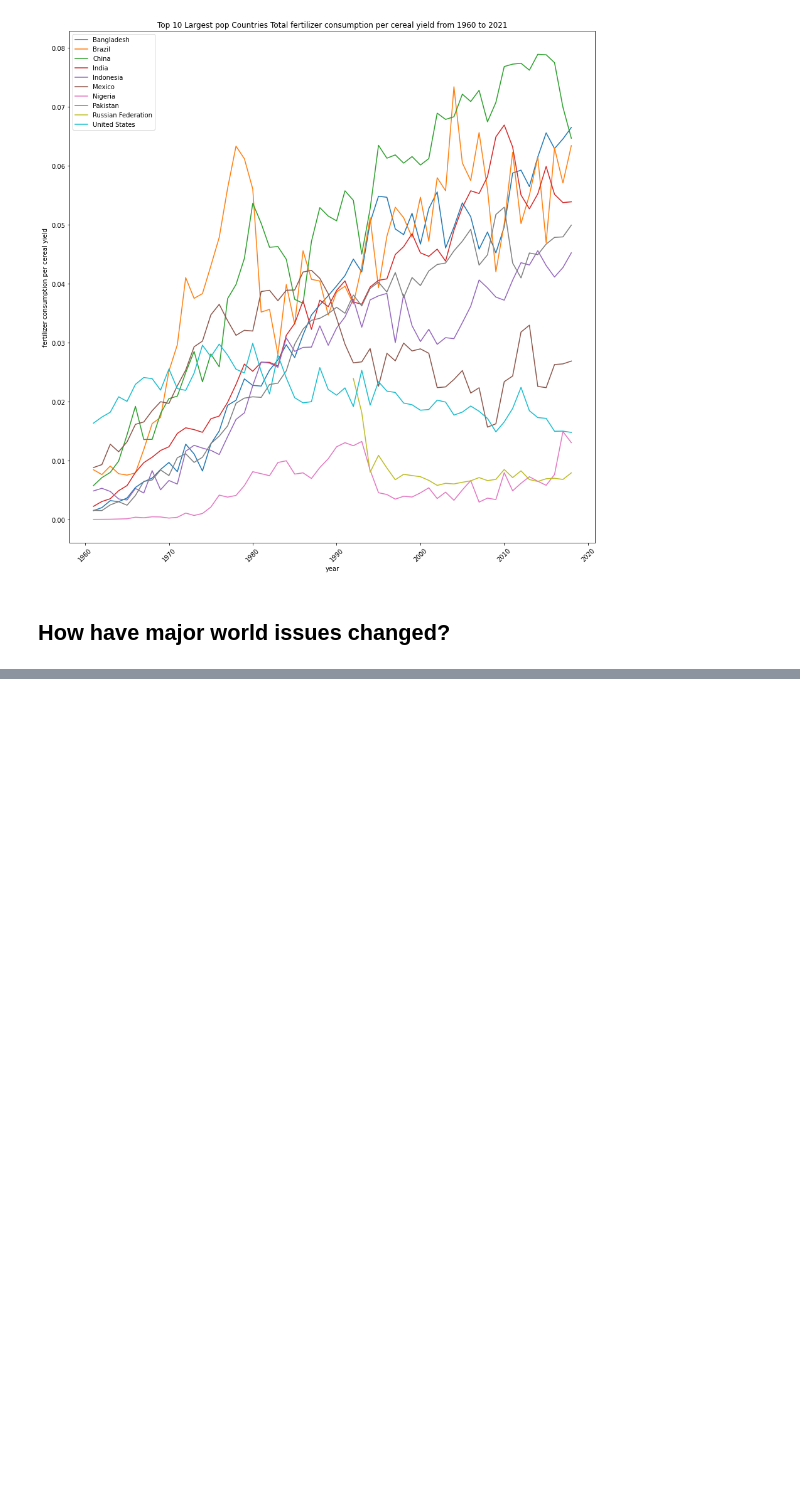
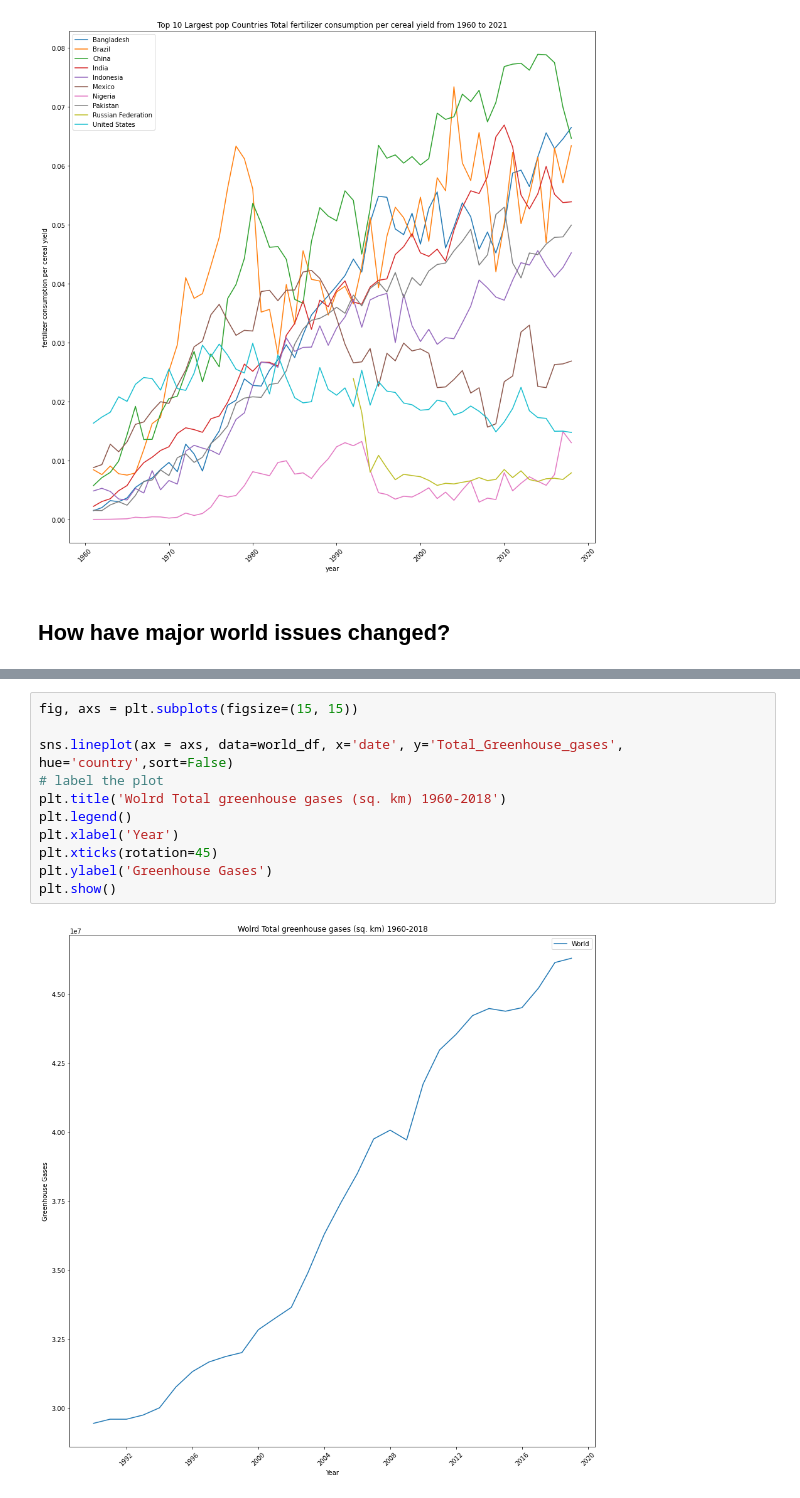
Before and after one commit to chabazite/Agriculture_Analysis_App, a Jupyter notebook: notebooks/3.0_ASI_Exploratory_Data_Analysis.ipynb, the cells around one changed output, grey strips where cells are left out. Cells and saved outputs as stored; diff of their text form; blank space fills up the shorter version.

```diff
--- a/notebooks/3.0_ASI_Exploratory_Data_Analysis.ipynb
+++ b/notebooks/3.0_ASI_Exploratory_Data_Analysis.ipynb
@@ -410,0 +439,13 @@ plt.show
+# %%
+fig, axs = plt.subplots(figsize=(15, 15))
+
+sns.lineplot(ax = axs, data=world_df, x='date', y='Total_Greenhouse_gases', hue='country',sort=False)
+# label the plot
+plt.title('Wolrd Total greenhouse gases (sq. km) 1960-2018')
+plt.legend()
+plt.xlabel('Year')
+plt.xticks(rotation=45)
+plt.ylabel('Greenhouse Gases')
+plt.show()
+# %% [output]
+[figure, added]
```
Also changed, not shown: parts of 7 cells of this notebook.
